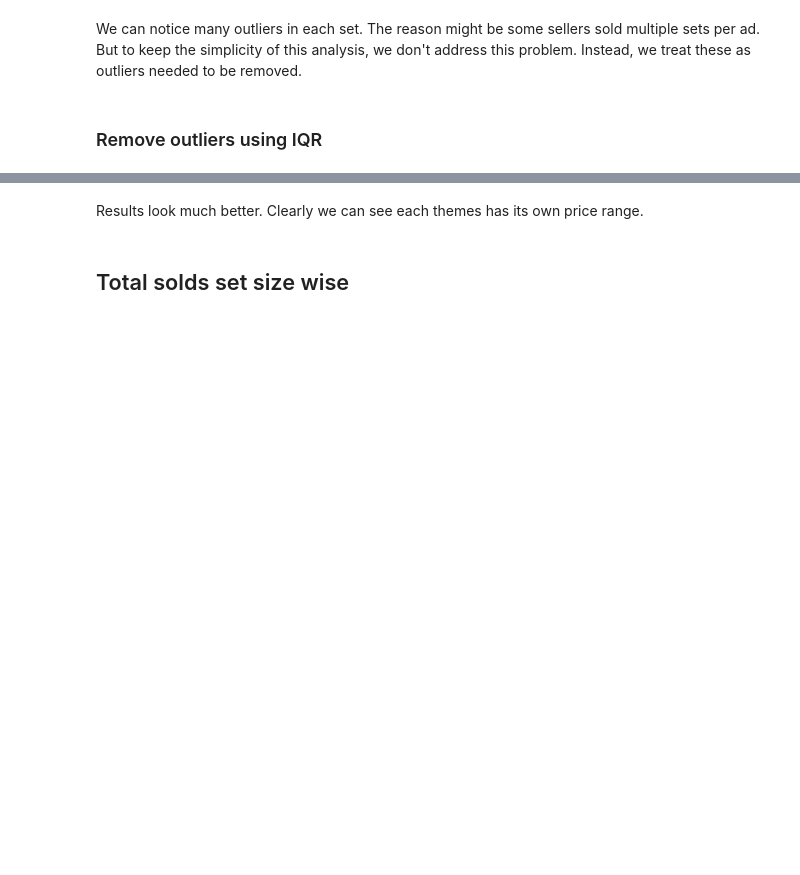
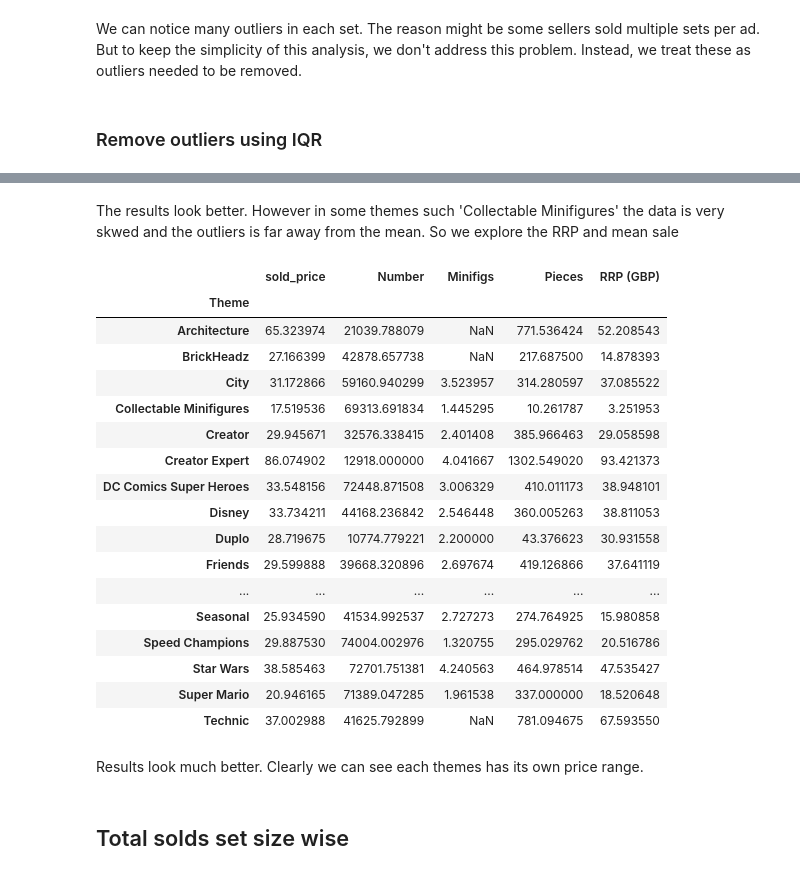
Before and after one commit to onguyenquanghuy/lego_resale_price_prediction, a Jupyter notebook: lego_resale_price_prediction.ipynb, the cells around one changed output, grey strips where cells are left out. Saved outputs shown, nothing was run; the diff lists cells and outputs as text; code cells hidden in the pictures; blank space fills up the shorter version.

```diff
--- a/lego_resale_price_prediction.ipynb
+++ b/lego_resale_price_prediction.ipynb
@@ -242,3 +246,26 @@ plt.show()
+# %% [markdown]
+The results look better. However in some themes such 'Collectable Minifigures' the data is very skwed and the outliers is far away from the mean. So we explore the RRP and mean sale
+# %%
+df.groupby('Theme').mean()
+# %% [output]
+|  | sold_price | Number | Minifigs | Pieces | RRP (GBP) |
+| Theme |  |  |  |  |  |
+| Architecture | 65.323974 | 21039.788079 | NaN | 771.536424 | 52.208543 |
+| BrickHeadz | 27.166399 | 42878.657738 | NaN | 217.687500 | 14.878393 |
+| City | 31.172866 | 59160.940299 | 3.523957 | 314.280597 | 37.085522 |
+| Collectable Minifigures | 17.519536 | 69313.691834 | 1.445295 | 10.261787 | 3.251953 |
+| Creator | 29.945671 | 32576.338415 | 2.401408 | 385.966463 | 29.058598 |
+| Creator Expert | 86.074902 | 12918.000000 | 4.041667 | 1302.549020 | 93.421373 |
+| DC Comics Super Heroes | 33.548156 | 72448.871508 | 3.006329 | 410.011173 | 38.948101 |
+| Disney | 33.734211 | 44168.236842 | 2.546448 | 360.005263 | 38.811053 |
+| Duplo | 28.719675 | 10774.779221 | 2.200000 | 43.376623 | 30.931558 |
+| Friends | 29.599888 | 39668.320896 | 2.697674 | 419.126866 | 37.641119 |
+| ... | ... | ... | ... | ... | ... |
+| Seasonal | 25.934590 | 41534.992537 | 2.727273 | 274.764925 | 15.980858 |
+| Speed Champions | 29.887530 | 74004.002976 | 1.320755 | 295.029762 | 20.516786 |
+| Star Wars | 38.585463 | 72701.751381 | 4.240563 | 464.978514 | 47.535427 |
+| Super Mario | 20.946165 | 71389.047285 | 1.961538 | 337.000000 | 18.520648 |
+| Technic | 37.002988 | 41625.792899 | NaN | 781.094675 | 67.593550 |
 # %% [markdown]
 Results look much better.
 Clearly we can see each themes has its own price range.
```
Also changed, not shown: parts of 19 cells of this notebook.
